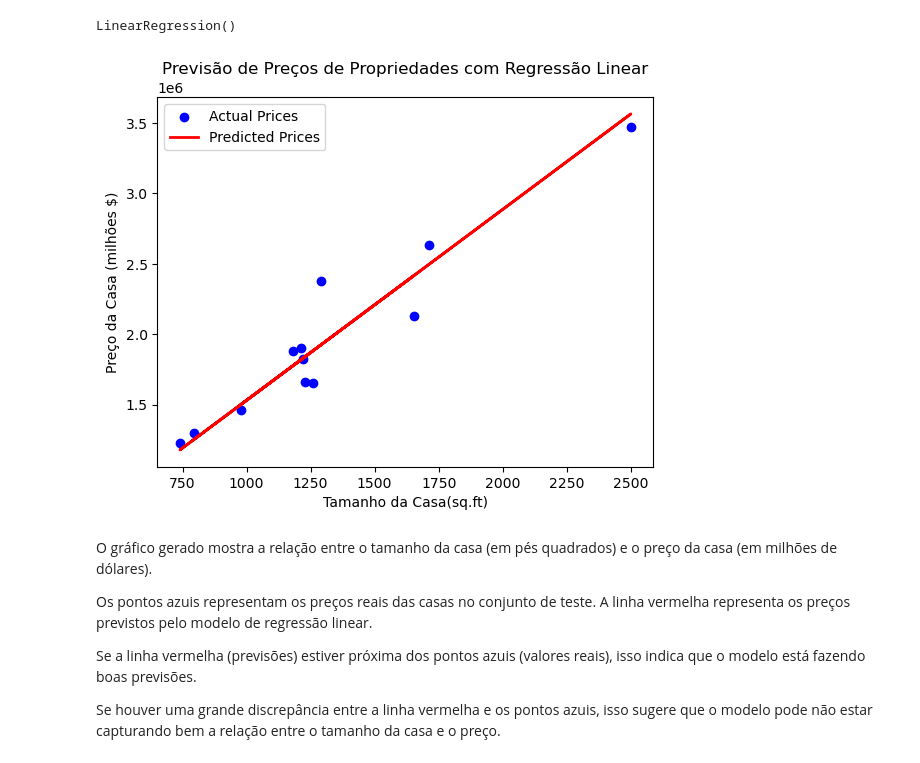
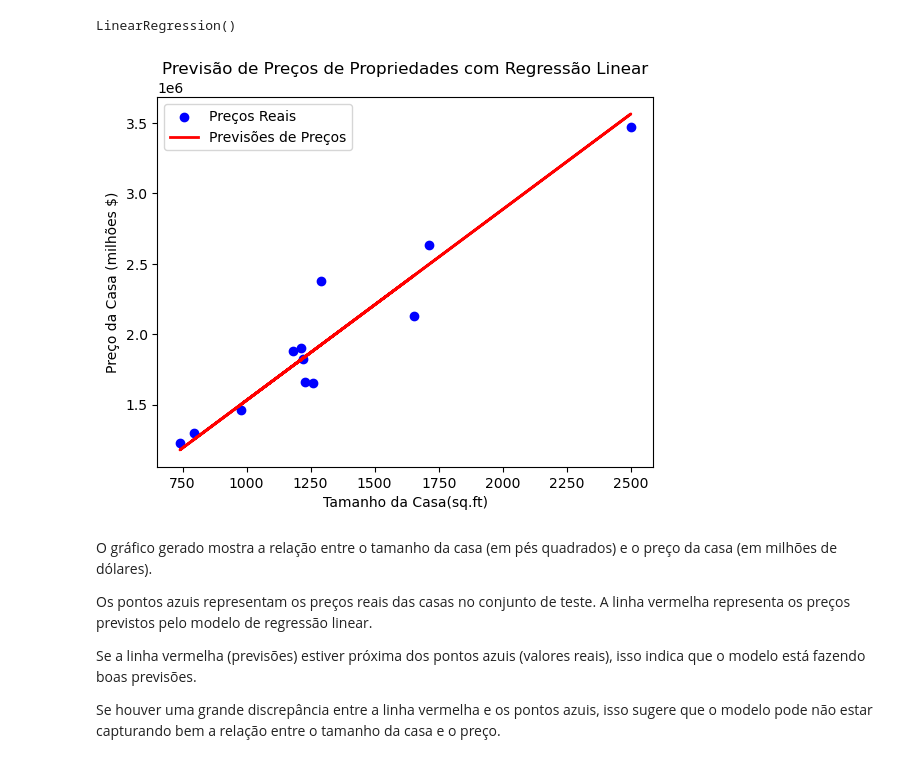
Before and after one commit to AlanthiasCO/Linear-Regression, a Jupyter notebook: train.ipynb, the cells around one changed output. Drawn from its saved outputs; the diff is of its cells as text; code cells hidden in the pictures.

```diff
--- a/train.ipynb
+++ b/train.ipynb
@@ -27,17 +27,17 @@ LinearRegression()
 # %%
 # Predict prices for the test set
 predictions = model.predict(x_test)
 
 # Visualize the predictions
-plt.scatter(x_test, y_test, marker='o', color='blue', label='Actual Prices')
-plt.plot(x_test, predictions, color='red', linewidth=2, label='Predicted Prices')
+plt.scatter(x_test, y_test, marker='o', color='blue', label='Preços Reais')
+plt.plot(x_test, predictions, color='red', linewidth=2, label='Previsões de Preços')
 plt.title('Previsão de Preços de Propriedades com Regressão Linear')
 plt.xlabel('Tamanho da Casa(sq.ft)')
 plt.ylabel('Preço da Casa (milhões $)') # em dolares
 plt.legend()
 plt.show()
 # %% [output]
-[figure, old version]
+[figure, new version]
 # %% [markdown]
 O gráfico gerado mostra a relação entre o tamanho da casa (em pés quadrados) e o preço da casa (em milhões de dólares).
 
```
